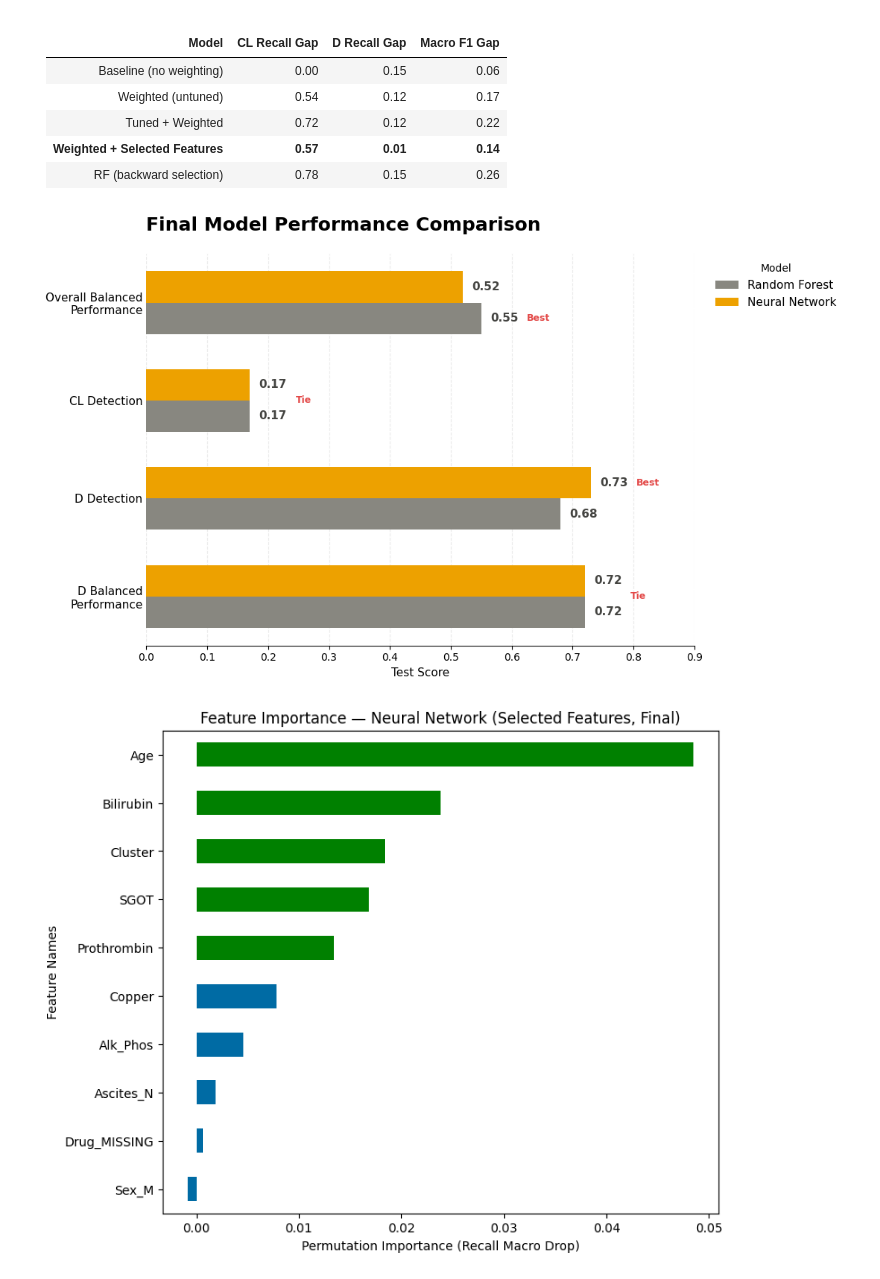
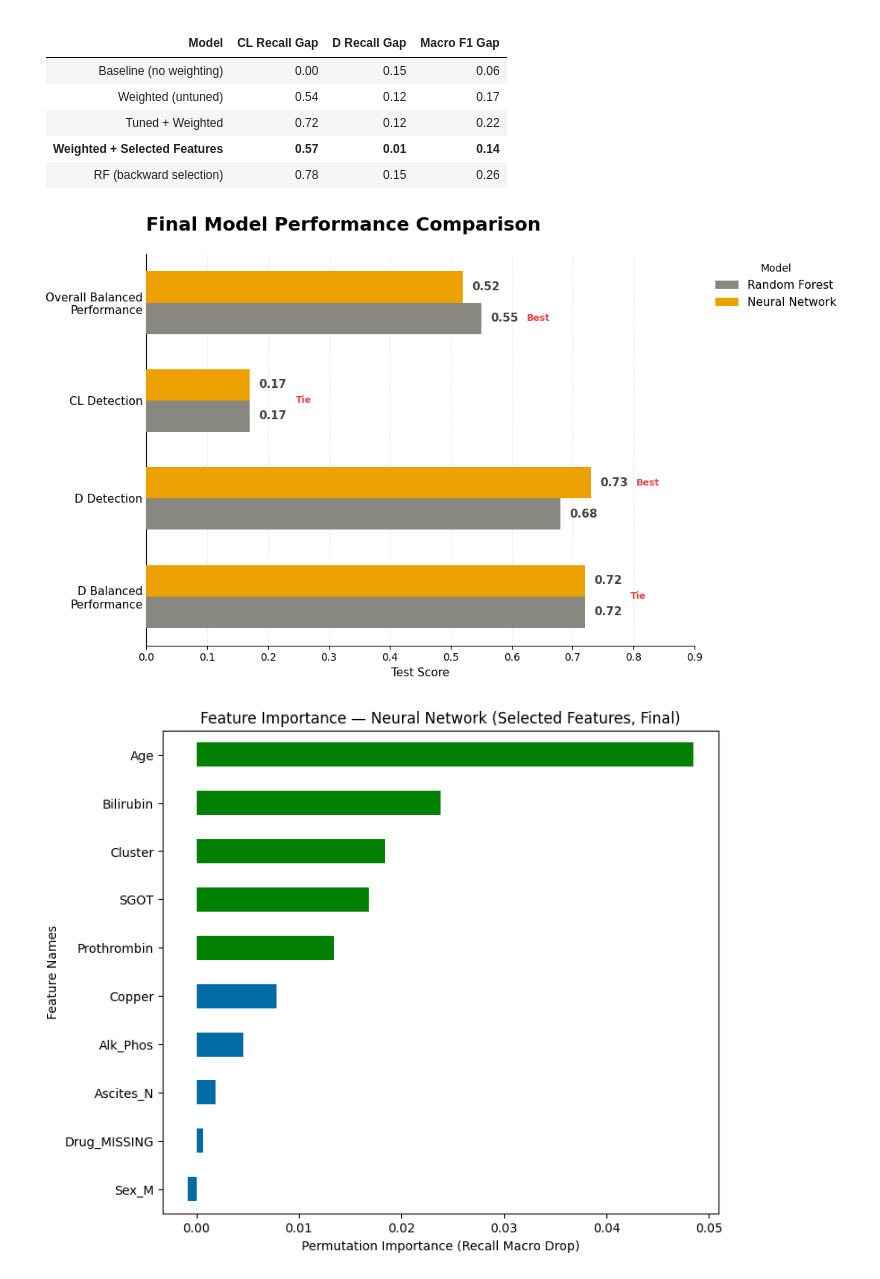
Before and after one commit to swirita/Cirrhosis-Prediction, a Jupyter notebook: Cirrhosis_Prediction.ipynb, the cells around one changed output. Drawn from its saved outputs; the diff is of its cells as text; code cells hidden in the pictures.

```diff
--- a/Cirrhosis_Prediction.ipynb
+++ b/Cirrhosis_Prediction.ipynb
@@ -2521,35 +2496,35 @@ ax.set_xlabel('Test Score', fontsize=11)
 ax.set_title(
     'Final Model Performance Comparison',
     fontsize=18,
     fontweight='bold',
     loc='left',
     pad=22
 )
 
 ax.grid(
     axis='x',
     linestyle='--',
     alpha=0.25,
     zorder=0
 )
 
-ax.spines[['top', 'right', 'left']].set_visible(False)
+ax.spines[['top', 'right']].set_visible(False)
 ax.tick_params(axis='y', length=0)
 
 ax.invert_yaxis()
 
 ax.legend(
     title='Model',
     bbox_to_anchor=(1.02, 1),
     loc='upper left',
     frameon=False,
     fontsize=11
 )
 
 plt.tight_layout()
 plt.show()
 # %% [output]
-[figure, old version]
+[figure, new version]
 # %%
 # Wrapper so Keras model has a sklearn-style predict() returning class labels
 class KerasClassifierWrapper:
```
Also changed, not shown: parts of 3 cells of this notebook.
